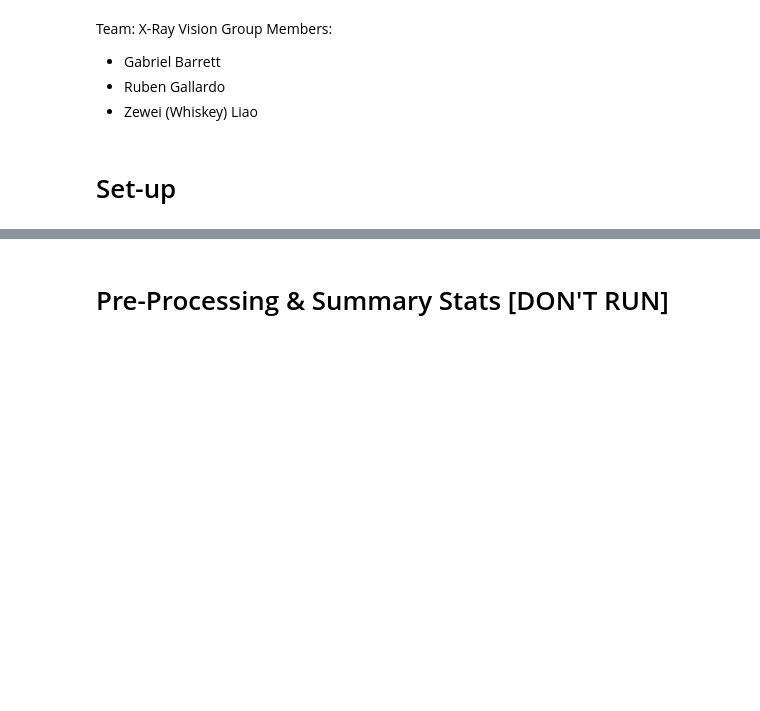
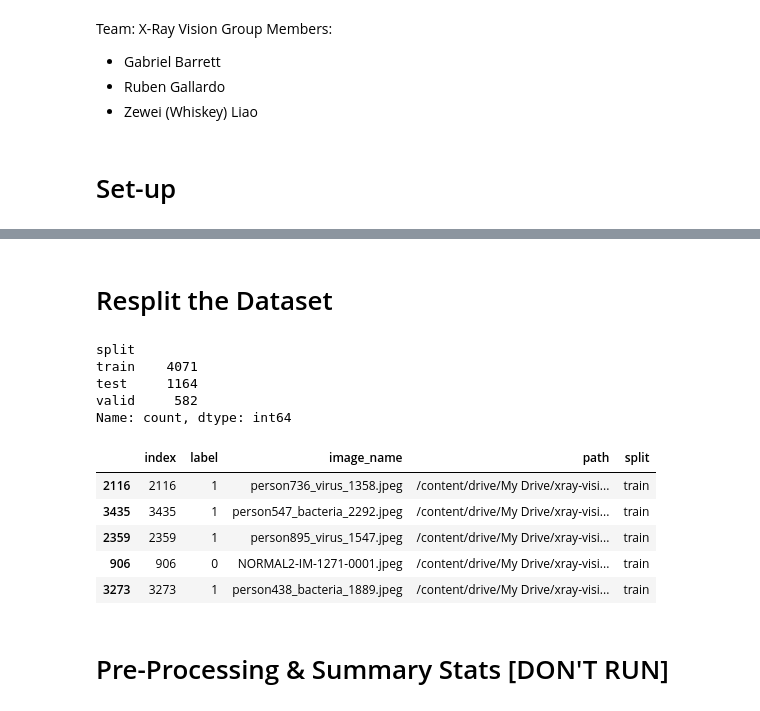
Before and after one commit to Jibbie17/xray, a Jupyter notebook: xray_vision_cnn.ipynb, the cells around one changed output, grey strips where cells are left out. Saved outputs shown, nothing was run; the diff lists cells and outputs as text; code cells hidden in the pictures; blank space fills up the shorter version.

```diff
--- a/xray_vision_cnn.ipynb
+++ b/xray_vision_cnn.ipynb
@@ -43,3 +45,69 @@ import re
+# %% [markdown]
+# Resplit the Dataset
+# %%
+Image_Stats = namedtuple('Image_Stats', ["label", "image_name", "path"])
+
+def construct_df(data_folder_path):
+    '''
+    Pull the label, file name, and file path of each image and compile into a df
+    for later re-spliting.
+    '''
+    # a list of tuples for later conversion into pandas df
+    tup_list = []
+
+    # loop over the only two options of subfolders: NORMAL or PNEUMONIA
+    for folder_name in ["NORMAL", "PNEUMONIA"]:
+      folder_path = os.path.join(data_folder_path, folder_name)
+
+      # loop over each x-ray image file
+      for file_name in os.listdir(folder_path):
+        file_path = os.path.join(folder_path, file_name)
+        if os.path.isfile(file_path):
+          img_label = 1 if folder_name == 'PNEUMONIA' else 0
+          # compile into a tuple for each image
+          tup = Image_Stats(img_label, file_name, file_path)
+          tup_list.append(tup)
+
+    return tup_list
+
+tup_list = construct_df(data_folder_path)
+df = pd.DataFrame(tup_list)
+df = df.reset_index()
+
+# RESPLIT
+# Splitting data into train and temp (temp will be split into validation and test)
+train, temp = train_test_split(df, test_size=0.3, stratify=df['label'], random_state=42)
+
+# Splitting temp into validation and test
+valid, test = train_test_split(temp, test_size=(2/3), stratify=temp['label'], random_state=42)
+
+# Assigning split labels
+train['split'] = 'train'
+valid['split'] = 'valid'
+test['split'] = 'test'
+
+# Combining the splits back into a single DataFrame
+df_resplit = pd.concat([train, valid, test])
+
+df_resplit.to_csv(data_csv_path, index = False)
+
+# Verifying the splits
+print(df_resplit['split'].value_counts())
+# %% [output]
+split
+train    4071
+test     1164
+valid     582
+Name: count, dtype: int64
+# %%
+df_resplit.head(5)
+# %% [output]
+|  | index | label | image_name | path | split |
+| 2116 | 2116 | 1 | person736_virus_1358.jpeg | /content/drive/My Drive/xray-visi... | train |
+| 3435 | 3435 | 1 | person547_bacteria_2292.jpeg | /content/drive/My Drive/xray-visi... | train |
+| 2359 | 2359 | 1 | person895_virus_1547.jpeg | /content/drive/My Drive/xray-visi... | train |
+| 906 | 906 | 0 | NORMAL2-IM-1271-0001.jpeg | /content/drive/My Drive/xray-visi... | train |
+| 3273 | 3273 | 1 | person438_bacteria_1889.jpeg | /content/drive/My Drive/xray-visi... | train |
 # %% [markdown]
 # Pre-Processing & Summary Stats [DON'T RUN]
 # %%
```
Also changed, not shown: parts of 24 cells of this notebook.
